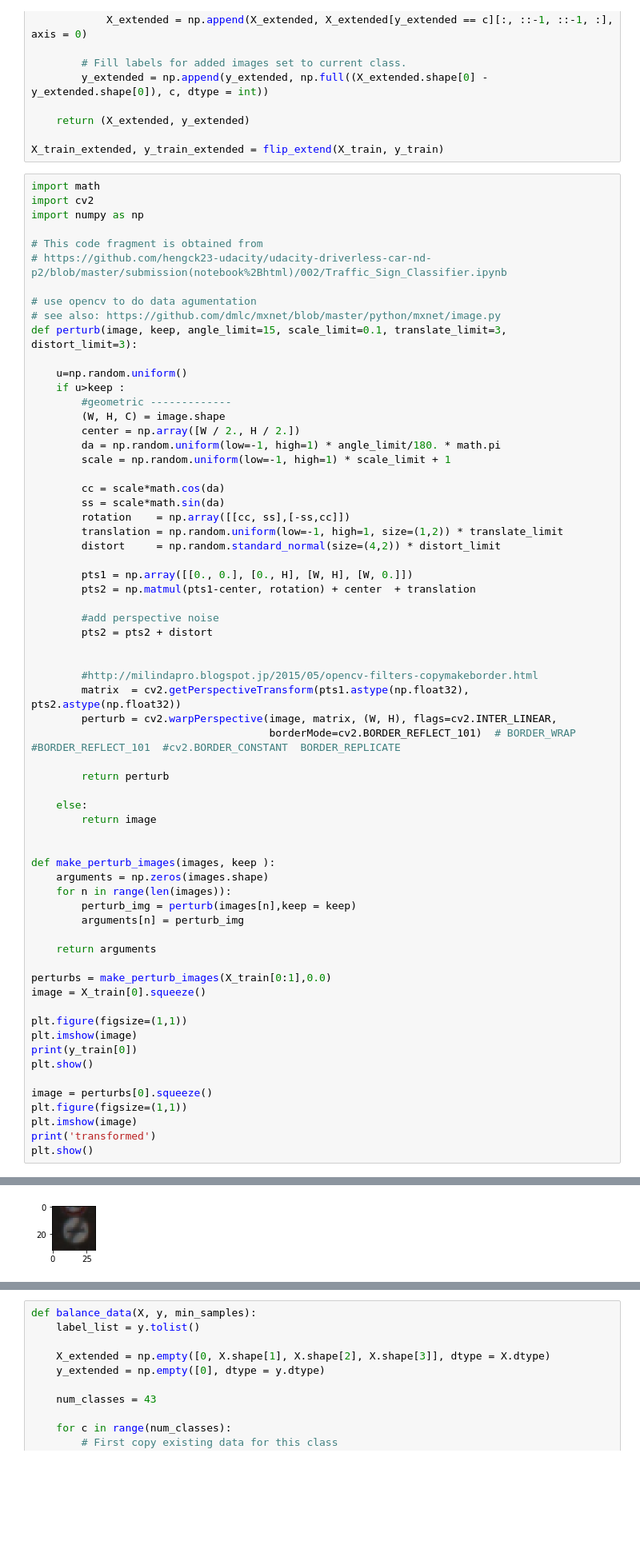
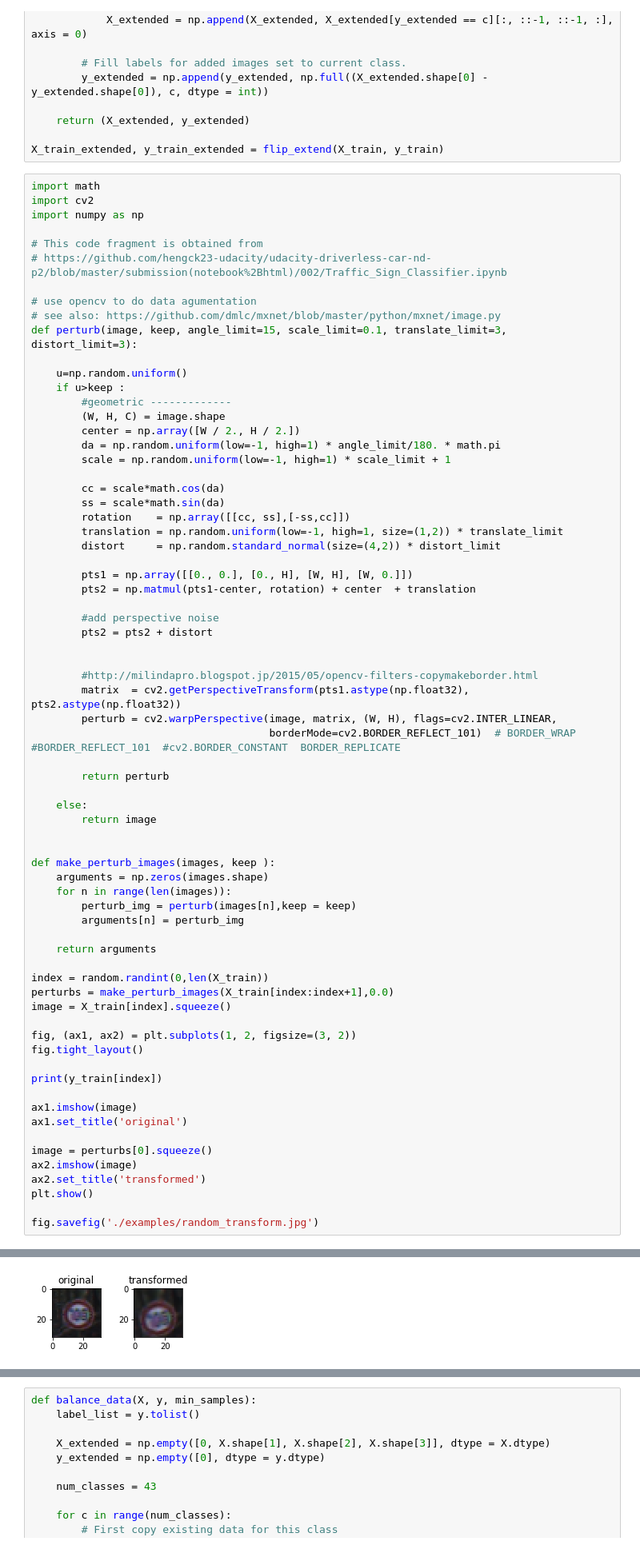
Before and after one commit to AravindaDP/CarND-Traffic-Sign-Classifier-Project, a Jupyter notebook: Traffic_Sign_Classifier.ipynb, the cells around one changed output, grey strips where cells are left out. Shown: that part at 80% size. Drawn from its saved outputs; the diff is of its cells as text; blank space fills up the shorter version.

Commit message:
Testing model architecture
Testing trained model on test dataset.
Saved figures required for writeup.
Data set exploration and Design sections added to project writeup.

```diff
--- a/Traffic_Sign_Classifier.ipynb
+++ b/Traffic_Sign_Classifier.ipynb
@@ -305,17 +306,22 @@ def make_perturb_images(images, keep ):
 
     return arguments
 
-perturbs = make_perturb_images(X_train[0:1],0.0)
-image = X_train[0].squeeze()
+index = random.randint(0,len(X_train))
+perturbs = make_perturb_images(X_train[index:index+1],0.0)
+image = X_train[index].squeeze()
 
-plt.figure(figsize=(1,1))
-plt.imshow(image)
-print(y_train[0])
+fig, (ax1, ax2) = plt.subplots(1, 2, figsize=(3, 2))
+fig.tight_layout()
+
+print(y_train[index])
+
+ax1.imshow(image)
+ax1.set_title('original')
+
+image = perturbs[0].squeeze()
+ax2.imshow(image)
+ax2.set_title('transformed')
 plt.show()
 
-image = perturbs[0].squeeze()
-plt.figure(figsize=(1,1))
-plt.imshow(image)
-print('transformed')
-plt.show()
+fig.savefig('./examples/random_transform.jpg')
 # %% [output]
@@ -323 +329 @@ plt.show()
-[figure, old version]
+[figure, new version]
```
Also changed, not shown: parts of 6 cells of this notebook, 6 other files.
